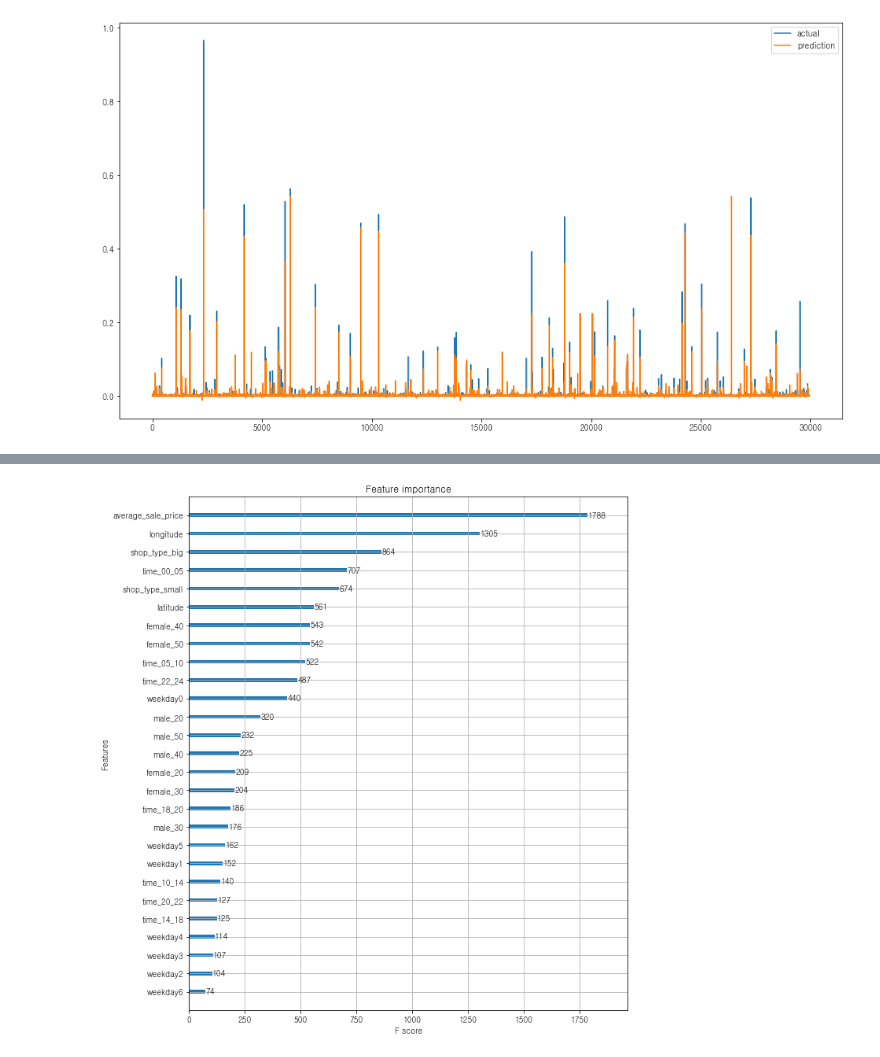
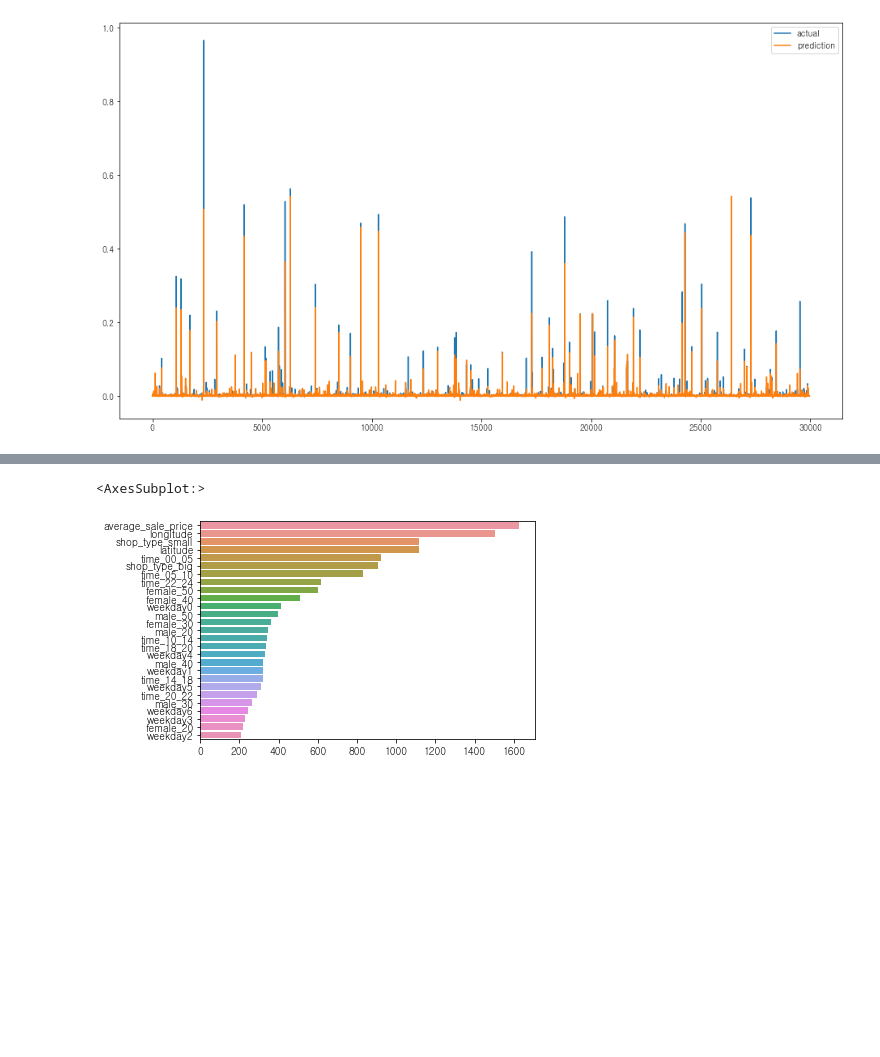
Before and after one commit to iDolphin99/Commerical_data_analysis, a Jupyter notebook: dolphin/test.ipynb, the cells around one changed output, grey strips where cells are left out. Saved outputs shown, nothing was run; the diff lists cells and outputs as text; code cells hidden in the pictures; blank space fills up the shorter version.

```diff
--- a/dolphin/test.ipynb
+++ b/dolphin/test.ipynb
@@ -522,4 +557,7 @@ sns.barplot(x = feature_series, y=feature_series.index)
-# %%
-feature_importance(model_xgb)
-# %% [output]
-[figure, removed]
+# %%
+feature_series = pd.Series(data=model_lgbm.feature_importances_, index=train_X.columns)
+feature_series = feature_series.sort_values(ascending=False)
+sns.barplot(x = feature_series, y=feature_series.index)
+# %% [output]
+<AxesSubplot:>
+[figure, added]
```
Also changed, not shown: parts of 12 cells of this notebook.
